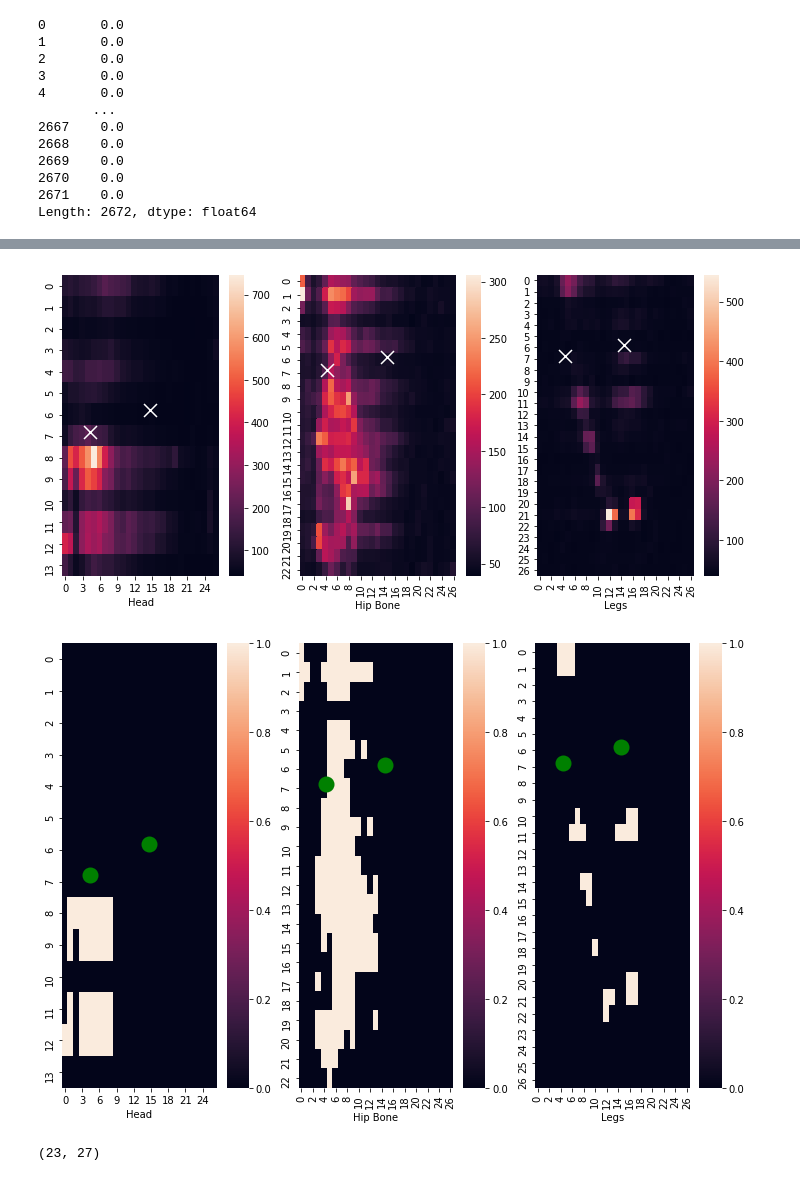
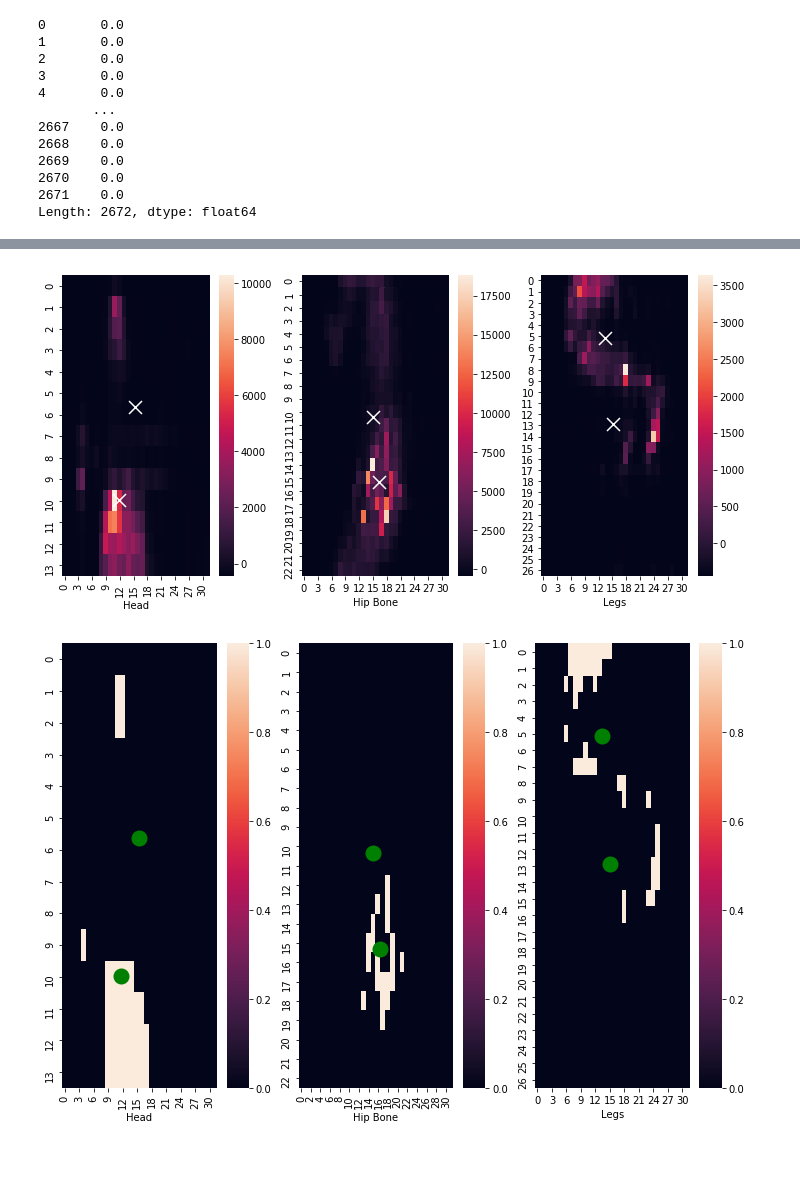
Before and after one commit to CrostaBot/PostureRecognition, a Jupyter notebook: PCA.ipynb, the cells around one changed output, grey strips where cells are left out. Saved outputs shown, nothing was run; the diff lists cells and outputs as text; code cells hidden in the pictures.

```diff
--- a/PCA.ipynb
+++ b/PCA.ipynb
@@ -12,14 +13,14 @@ from sklearn.preprocessing import StandardScaler
 # %%
-data_folder = Path("dataset/experiment-ii/S1/Air_Mat/")
+data_folder = Path("dataset/experiment-i/S1/")
 
-file_name = data_folder / "Matrix_Air_E1.txt"
-df = pd.read_csv(file_name, sep=" ", header=None)
+file_name = data_folder / "13.txt"
+df = pd.read_csv(file_name, sep="\t", header=None)
 #df = pd.read_csv(file_name, sep="\t", header=None)
 #la stessa posizione viene misurata 82 volte DC
-#df.drop(columns=[2048], inplace = True) #tolgo colonna
-#df.drop(0, inplace = True) #tolgo riga
-#df.drop(1, inplace = True) #tolgo riga
-#df.drop(2, inplace = True) #tolgo riga
+df.drop(columns=[2048], inplace = True) #tolgo colonna
+df.drop(0, inplace = True) #tolgo riga
+df.drop(1, inplace = True) #tolgo riga
+df.drop(2, inplace = True) #tolgo riga
 
 df
 # %% [output]
@@ -258,3 +259,9 @@ df.min(axis = 1)
 2670    0.0
 2671    0.0
 Length: 2672, dtype: float64
+# %%
+#START KMEANS
+total = np.flip(array_final[0].reshape(64, 32), 1)
+totale = gaussian_filter(total, sigma=1.5)
+#total = np.reshape(total,(64,27))
+sas.heatmap(total)
@@ -261,13 +271,5 @@ Length: 2672, dtype: float64
 # %%
 #define sections
-total = np.flip(df.to_numpy(), 0)
-totale = gaussian_filter(total, sigma=1.5)
-import sklearn.preprocessing as pre
-from sklearn.cluster import KMeans as km
-from sklearn.preprocessing import StandardScaler
-
-
-total = np.reshape(total,(64,27))
 section1 = total[:14]
 section2 = total[14:37]
 section3 = total[37:]
@@ -306,57 +308,61 @@ for h in range (0, 3):
                 t.append(tmp[i][j])
                 X3.append(t)
 
 X1 = np.array(X1)
 X2 = np.array(X2)
 X3 = np.array(X3)
 
 km1 = km(n_clusters=2).fit(X1)
 km2 = km(n_clusters=2).fit(X2)
 km3 = km(n_clusters=2).fit(X3)
 
+o1 = km1.cluster_centers_
+o2 = km2.cluster_centers_
+o3 = km3.cluster_centers_
+
 labels = ['Head', 'Hip Bone', 'Legs']
 
 plt.figure(figsize=(10,5))
 
 for i in range(1, 4):
     plt.subplot(1,3,i)
     plt.xticks([])
     plt.yticks([])
     plt.grid(False)
 
     if i == 1:
-        sas.heatmap(section1.reshape(14,27))
-        plt.scatter(o[:,1], o[:,0], marker='x', s=169, linewidths=3, color='w', zorder=10)
+        sas.heatmap(section1.reshape(14,32))
+        plt.scatter(o1[:,1], o1[:,0], marker='x', s=169, linewidths=3, color='w', zorder=10)
         plt.xlabel(labels[i-1])
     if i == 2:
-        sas.heatmap(section2.reshape(23,27))
-        plt.scatter(o[:,1], o[:,0], marker='x', s=169, linewidths=3, color='w', zorder=10)
+        sas.heatmap(section2.reshape(23,32))
+        plt.scatter(o2[:,1], o2[:,0], marker='x', s=169, linewidths=3, color='w', zorder=10)
         plt.xlabel(labels[i-1])
     if i == 3:
-        sas.heatmap(section3.reshape(27,27))
-        plt.scatter(o[:,1], o[:,0], marker='x', s=169, linewidths=3, color='w', zorder=10)
+        sas.heatmap(section3.reshape(27,32))
+        plt.scatter(o3[:,1], o3[:,0], marker='x', s=169, linewidths=3, color='w', zorder=10)
         plt.xlabel(labels[i-1])
 
     plt.tight_layout()
 # %% [output]
-[figure, old version]
+[figure, new version]
 # %%
-background1 = [1 for i in range(14*27)]
-background2 = [1 for i in range(23*27)]
-background3 = [1 for i in range(27*27)]
+background1 = [1 for i in range(14*32)]
+background2 = [1 for i in range(23*32)]
+background3 = [1 for i in range(27*32)]
 
 for h in range(0, 3):
     if h == 0:
         for i in range(0,len(X1)):
-            index = int(X1[i][0]*27) + int(X1[i][1])
+            index = int(X1[i][0]*32) + int(X1[i][1])
             background1[index] = km1.labels_[i]
     if h == 1:
         for i in range(0,len(X2)):
-            index = int(X2[i][0]*27) + int(X2[i][1])
+            index = int(X2[i][0]*32) + int(X2[i][1])
             background2[index] = km2.labels_[i]
     if h == 2:
         for i in range(0,len(X3)):
-            index = int(X3[i][0]*27) + int(X3[i][1])
+            index = int(X3[i][0]*32) + int(X3[i][1])
             background3[index] = km3.labels_[i]
 
 background1 = np.array(background1)
@@ -372,24 +378,18 @@ for i in range(1, 4):
     plt.grid(False)
 
     if i == 1:
-        sas.heatmap(background1.reshape(14,27))
-        plt.scatter(o[:,1], o[:,0], marker='o', s=169, linewidths=3, color='g', zorder=10)
+        sas.heatmap(background1.reshape(14,32))
+        plt.scatter(o1[:,1], o1[:,0], marker='o', s=169, linewidths=3, color='g', zorder=10)
         plt.xlabel(labels[i-1])
     if i == 2:
-        sas.heatmap(background2.reshape(23,27))
-        plt.scatter(o[:,1], o[:,0], marker='o', s=169, linewidths=3, color='g', zorder=10)
+        sas.heatmap(background2.reshape(23,32))
+        plt.scatter(o2[:,1], o2[:,0], marker='o', s=169, linewidths=3, color='g', zorder=10)
         plt.xlabel(labels[i-1])
     if i == 3:
-        sas.heatmap(background3.reshape(27,27))
-        plt.scatter(o[:,1], o[:,0], marker='o', s=169, linewidths=3, color='g', zorder=10)
+        sas.heatmap(background3.reshape(27,32))
+        plt.scatter(o3[:,1], o3[:,0], marker='o', s=169, linewidths=3, color='g', zorder=10)
         plt.xlabel(labels[i-1])
 
     plt.tight_layout()
 # %% [output]
-[figure, old version]
+[figure, new version]
-# %%
-print(section.shape)
-
-#new_total = section1.reshape(, len(section1)) + section2.reshape(0, len(section2)) + section3.reshape(0, len(section3))
-# %% [output]
-(23, 27)
```
Also changed, not shown: parts of 7 cells of this notebook, 2 other files.
